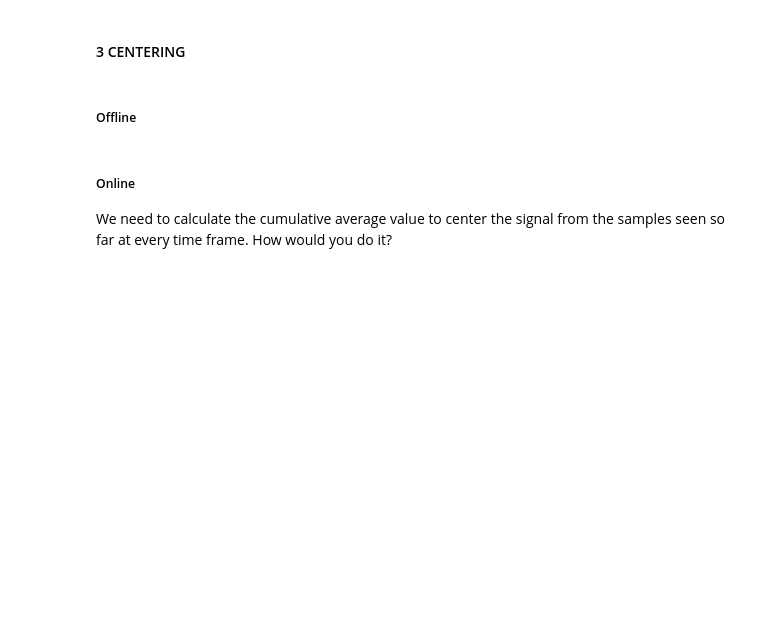
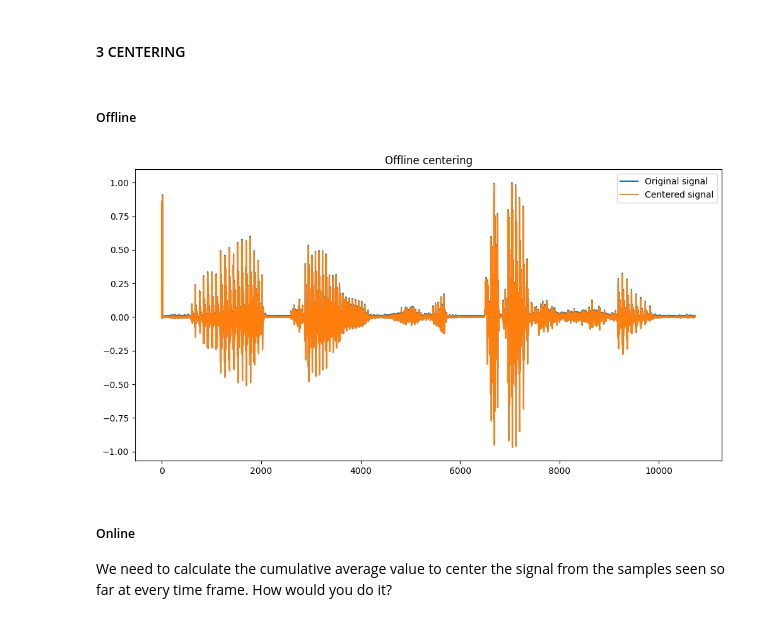
Before and after one commit to Marek324/butfit-zre-labs, a Jupyter notebook: cv1.ipynb, the cells around one changed output. Saved outputs shown, nothing was run; the diff lists cells and outputs as text; code cells hidden in the pictures; blank space fills up the shorter version.

```diff
--- a/cv1.ipynb
+++ b/cv1.ipynb
@@ -55,6 +89,17 @@ Let's load the signals here and play with them a little bit...
 #### 3 CENTERING
 # %% [markdown]
 ##### Offline
+# %%
+sc = sw - np.mean(sw) # centered signal
+
+plt.figure(figsize=(12,6))
+plt.title('Offline centering')
+plt.plot(sw, label='Original signal')
+plt.plot(sc, label='Centered signal')
+plt.legend()
+plt.show()
+# %% [output]
+[figure, added]
 # %% [markdown]
 ##### Online
 We need to calculate the cumulative average value to center the signal from the samples seen so far at every time frame. How would you do it?
```
Also changed, not shown: parts of 10 cells of this notebook.
